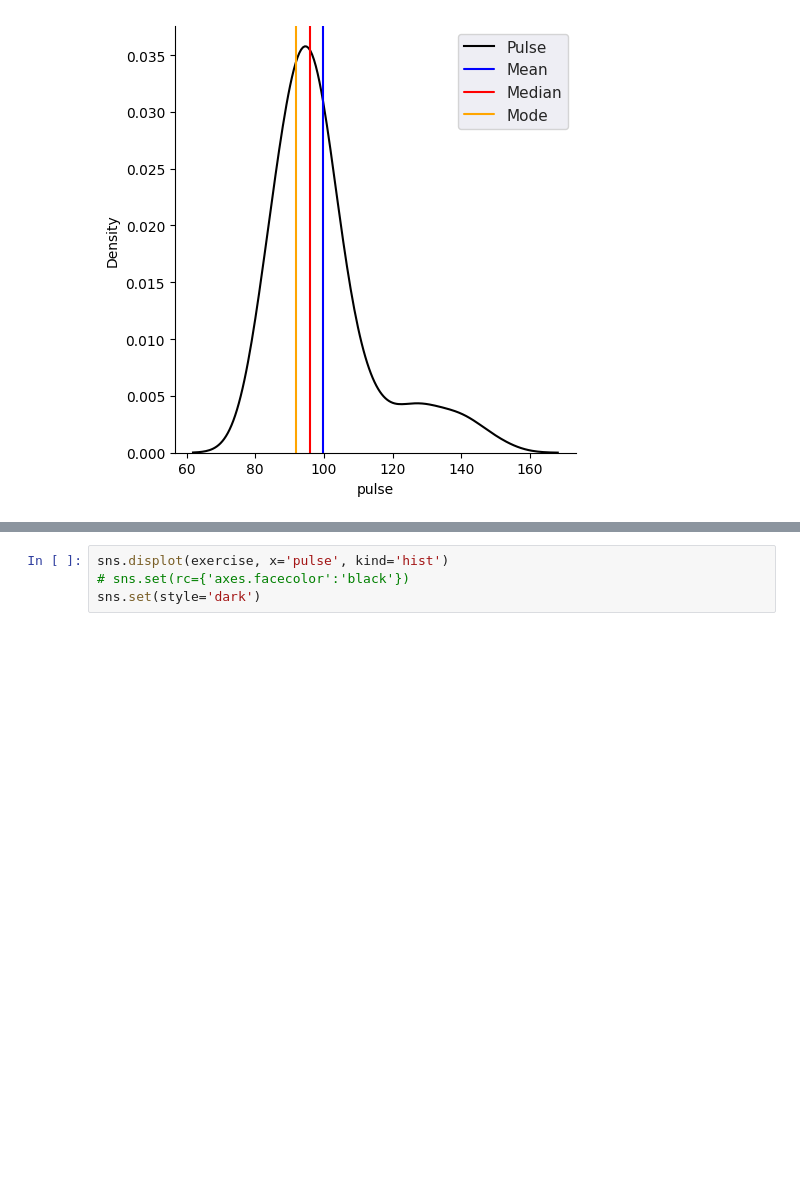
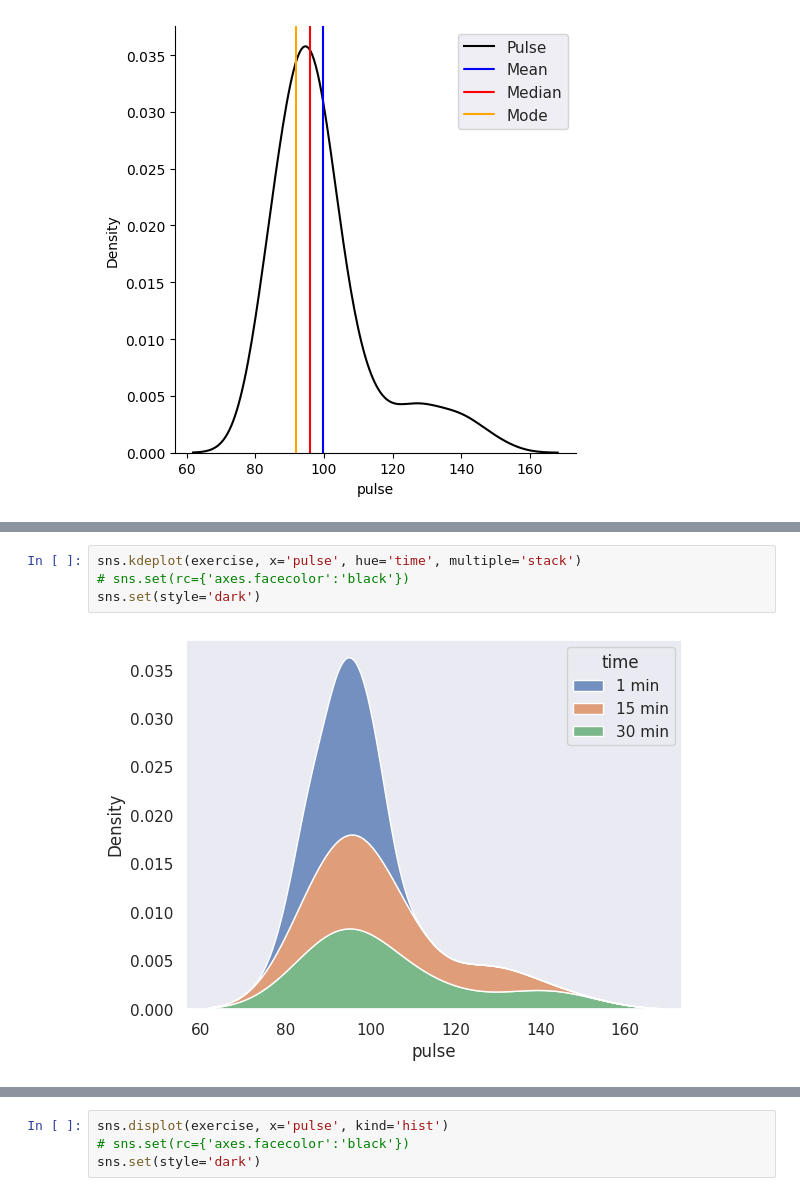
Before and after one commit to blwishom/cognixia, a Jupyter notebook: AdvancedPhase/Statistics_and_Visualization/descriptive_stats_exercise.ipynb, the cells around one changed output, grey strips where cells are left out. Saved outputs shown, nothing was run; the diff lists cells and outputs as text; blank space fills up the shorter version.

```diff
--- a/AdvancedPhase/Statistics_and_Visualization/descriptive_stats_exercise.ipynb
+++ b/AdvancedPhase/Statistics_and_Visualization/descriptive_stats_exercise.ipynb
@@ -111,0 +124,6 @@ plt.legend(['Pulse', 'Mean', 'Median', 'Mode'])
+# %%
+sns.kdeplot(exercise, x='pulse', hue='time', multiple='stack')
+# sns.set(rc={'axes.facecolor':'black'})
+sns.set(style='dark')
+# %% [output]
+[figure, added]
```
Also changed, not shown: parts of 3 cells of this notebook, 2 other files.
